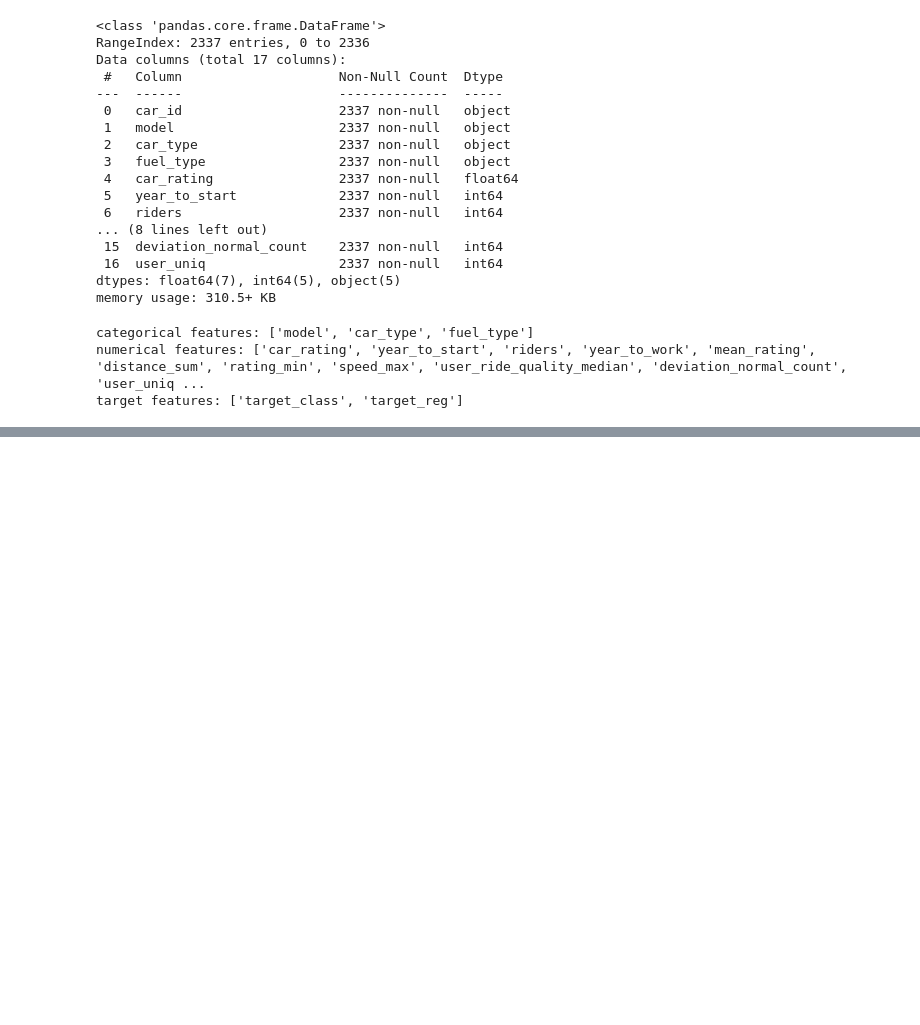
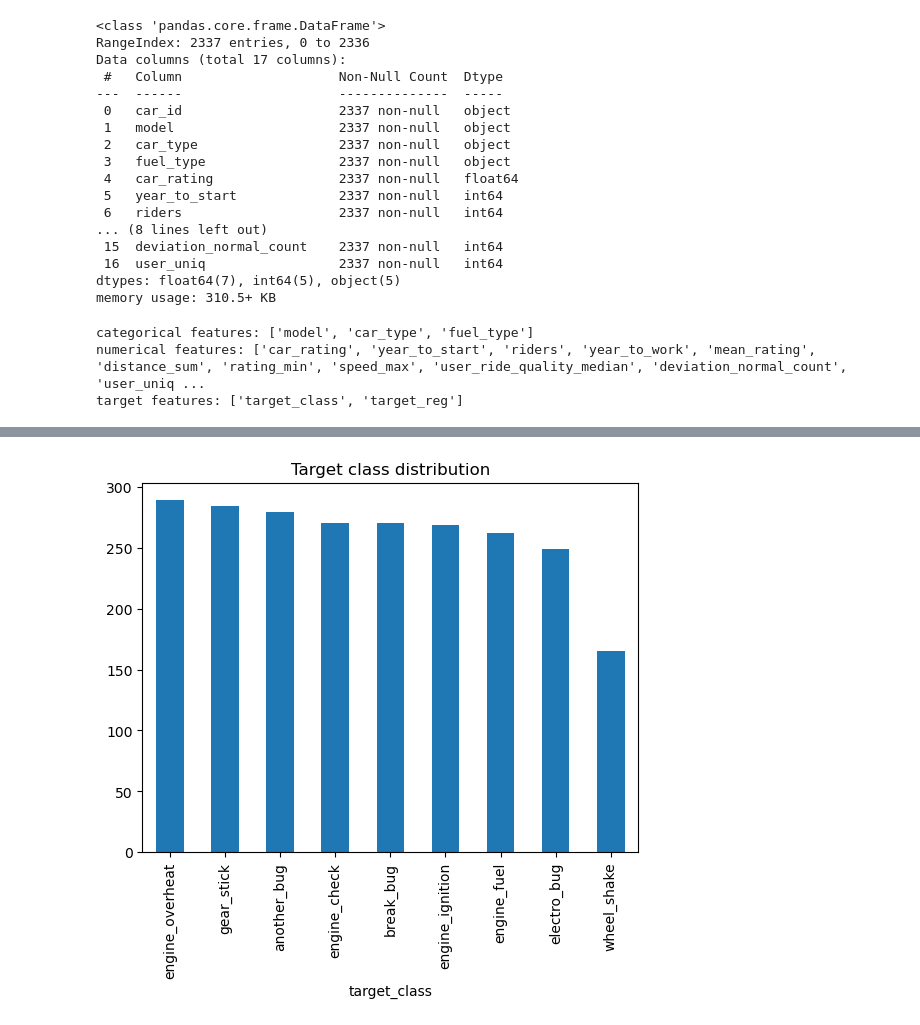
Before and after one commit to meshvedov/competition-ds, a Jupyter notebook: ClearML/M1_ClearMl_hw.ipynb, the cells around one changed output, grey strips where cells are left out. Saved outputs shown, nothing was run; the diff lists cells and outputs as text; code cells hidden in the pictures; blank space fills up the shorter version.

```diff
--- a/ClearML/M1_ClearMl_hw.ipynb
+++ b/ClearML/M1_ClearMl_hw.ipynb
@@ -110,0 +161,5 @@ task = Task.init(
+# %%
+rides_info.target_class.value_counts().plot(kind='bar', title='Target class distribution')
+plt.show()
+# %% [output]
+[figure, added]
```
Also changed, not shown: parts of 15 cells of this notebook.
